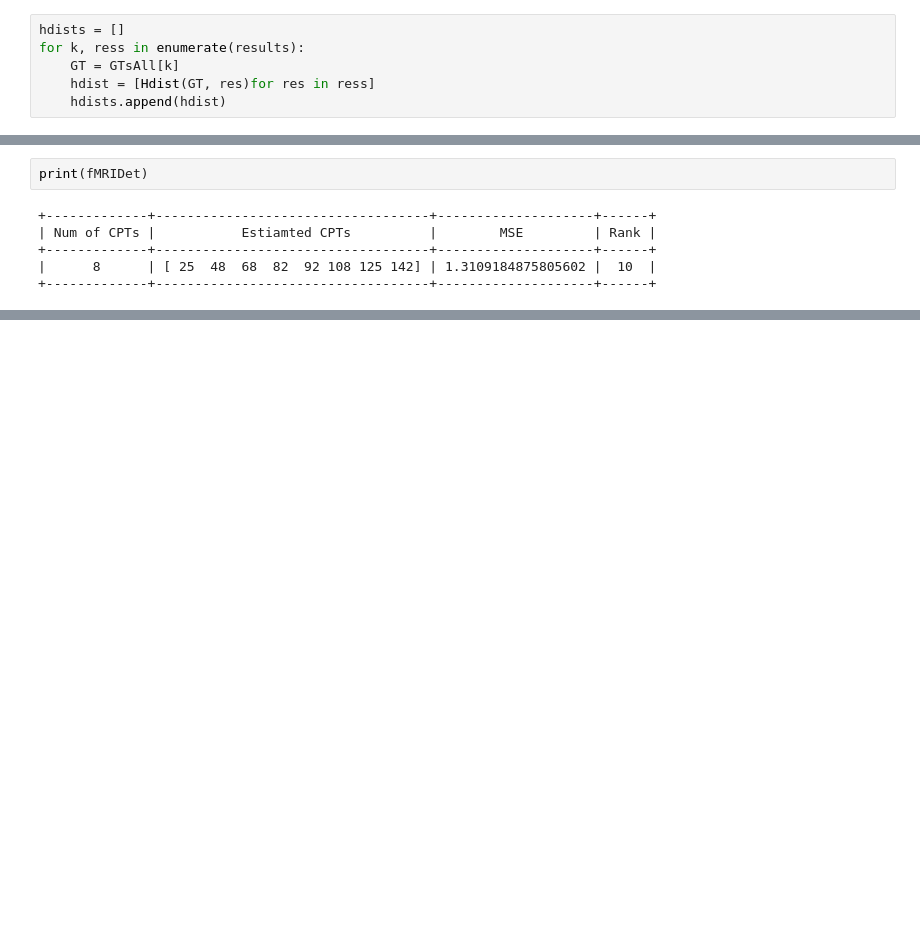
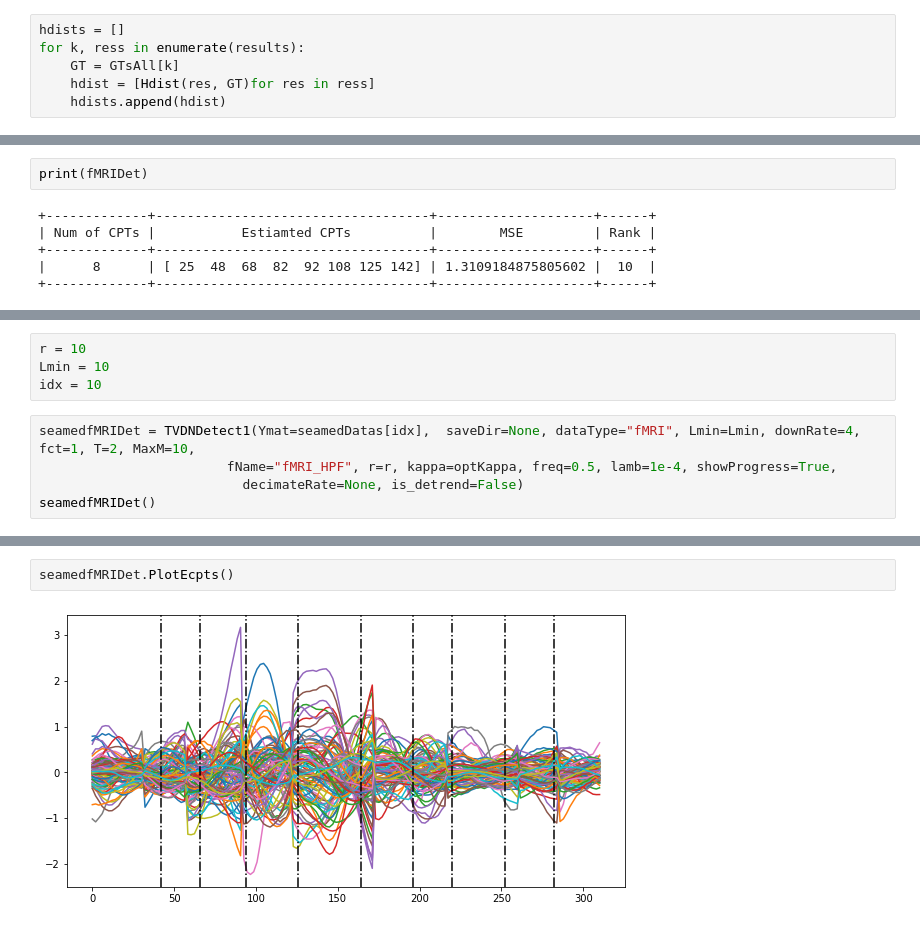
Before and after one commit to JINhuaqing/TVDN-simu, a Jupyter notebook: realdata/fMRIHPF0929.ipynb, the cells around one changed output, grey strips where cells are left out. Saved outputs shown, nothing was run; the diff lists cells and outputs as text; blank space fills up the shorter version.

```diff
--- a/realdata/fMRIHPF0929.ipynb
+++ b/realdata/fMRIHPF0929.ipynb
@@ -222,7 +226,7 @@ for i in tqdm(range(len(seamedDatas))):
 hdists = []
 for k, ress in enumerate(results):
     GT = GTsAll[k]
-    hdist = [Hdist(GT, res)for res in ress]
+    hdist = [Hdist(res, GT)for res in ress]
     hdists.append(hdist)
 # %%
 hdists = np.array(hdists)
@@ -431,0 +440,9 @@ print(fMRIDet)
+# %%
+r = 10
+Lmin = 10
+idx = 10
+# %%
+seamedfMRIDet = TVDNDetect1(Ymat=seamedDatas[idx],  saveDir=None, dataType="fMRI", Lmin=Lmin, downRate=4, fct=1, T=2, MaxM=10,
+                        fName="fMRI_HPF", r=r, kappa=optKappa, freq=0.5, lamb=1e-4, showProgress=True,
+                          decimateRate=None, is_detrend=False)
+seamedfMRIDet()
@@ -431,0 +465,4 @@ print(fMRIDet)
+# %%
+seamedfMRIDet.PlotEcpts()
+# %% [output]
+[figure, added]
```
Also changed, not shown: parts of 21 cells of this notebook.
